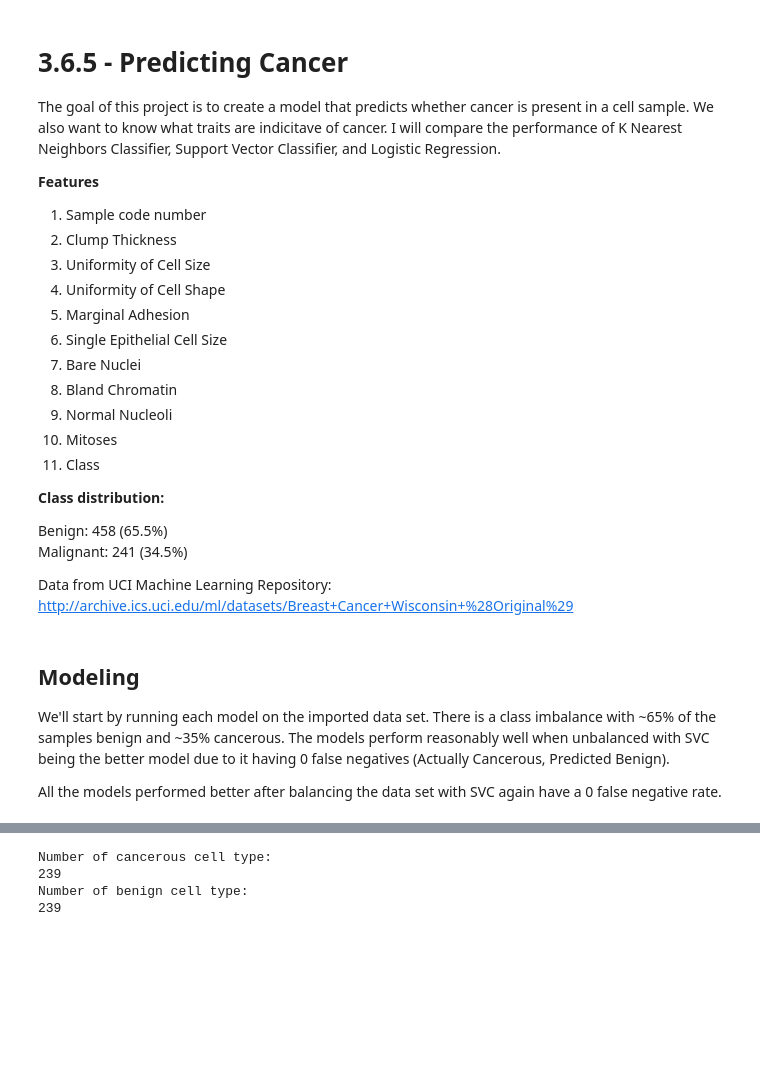
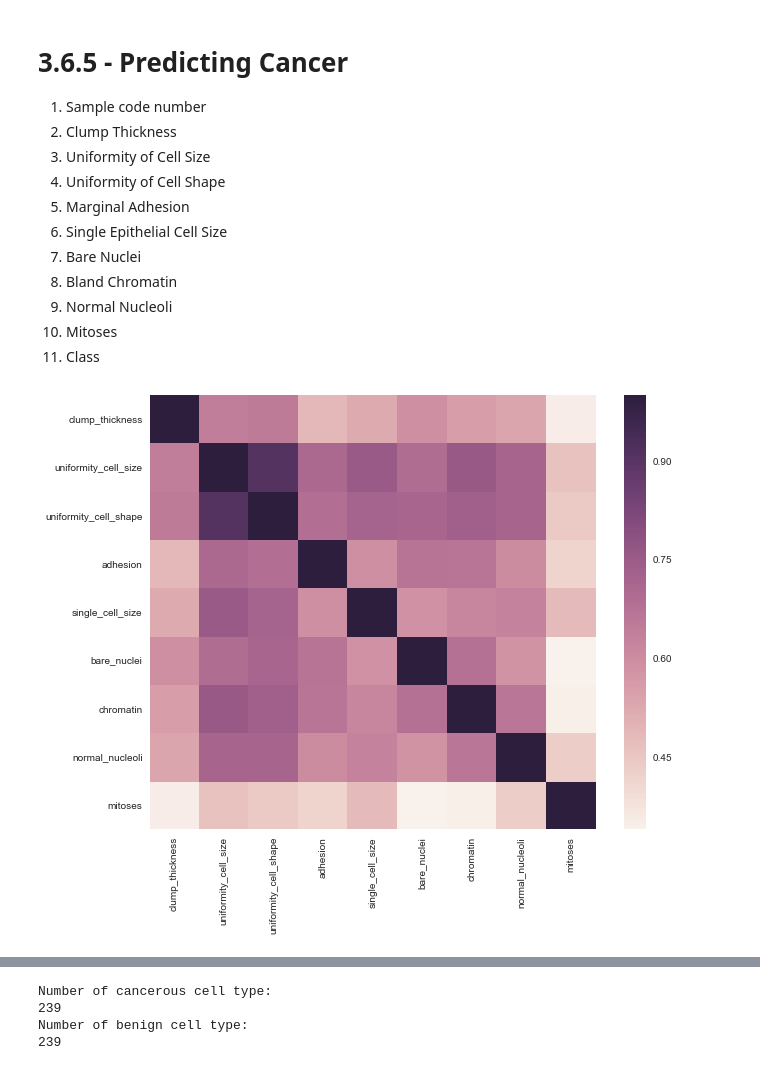
Before and after one commit to abew16/Data-Science-Bootcamp, a Jupyter notebook: Unit 3/Potpourrie/Cancer/3.6.5 - Predicting Cancer.ipynb, the cells around one changed output, grey strips where cells are left out. Cells and saved outputs as stored; diff of their text form; code cells hidden in the pictures; blank space fills up the shorter version.

```diff
--- a/Unit 3/Potpourrie/Cancer/3.6.5 - Predicting Cancer.ipynb
+++ b/Unit 3/Potpourrie/Cancer/3.6.5 - Predicting Cancer.ipynb
@@ -1,9 +1,5 @@
 # %% [markdown]
 # 3.6.5 - Predicting Cancer
-
-The goal of this project is to create a model that predicts whether cancer is present in a cell sample. We also want to know what traits are indicitave of cancer. I will compare the performance of K Nearest Neighbors Classifier, Support Vector Classifier, and Logistic Regression.
-
-**Features**
 
    1. Sample code number
    2. Clump Thickness
@@ -16,14 +12,6 @@ The goal of this project is to create a model that predicts whether cancer is pr
    9. Normal Nucleoli
    10. Mitoses
    11. Class
-
-   **Class distribution:**
-
-   Benign: 458 (65.5%)
-   Malignant: 241 (34.5%)
-
-Data from UCI Machine Learning Repository:
-http://archive.ics.uci.edu/ml/datasets/Breast+Cancer+Wisconsin+%28Original%29
 # %%
 import pandas as pd
 import numpy as np
@@ -31,12 +19,11 @@ import seaborn as sns
 import matplotlib.pyplot as plt
 
 f = r'..\..\..\..\Data Science Data\Unit 3\Cancer.csv'
-wf = r'C:\Users\206547663\Documents\Python\DS\Data\Cancer.csv'
 
 col_names = ['id',
              'clump_thickness',
-             'uniform_cell_size',
-             'uniform_cell_shape',
+             'uniformity_cell_size',
+             'uniformity_cell_shape',
              'adhesion',
              'single_cell_size',
              'bare_nuclei',
@@ -52,9 +39,9 @@ df['bare_nuclei'] = pd.to_numeric(df['bare_nuclei'])
 
 replace_me = {'class':{4:'cancerous',2:'benign'}}
 df.replace(to_replace=replace_me,inplace=True)
-# %% [markdown]
-## Modeling
-
-We'll start by running each model on the imported data set. There is a class imbalance with ~65% of the samples benign and ~35% cancerous. The models perform reasonably well when unbalanced with SVC being the better model due to it having 0 false negatives (Actually Cancerous, Predicted Benign).
-
-All the models performed better after balancing the data set with SVC again have a 0 false negative rate.
+# %%
+plt.figure(figsize=(10,8))
+sns.heatmap(df.corr())
+plt.show()
+# %% [output]
+[figure, added]
```
Also changed, not shown: parts of 11 cells of this notebook, 1 other file.
